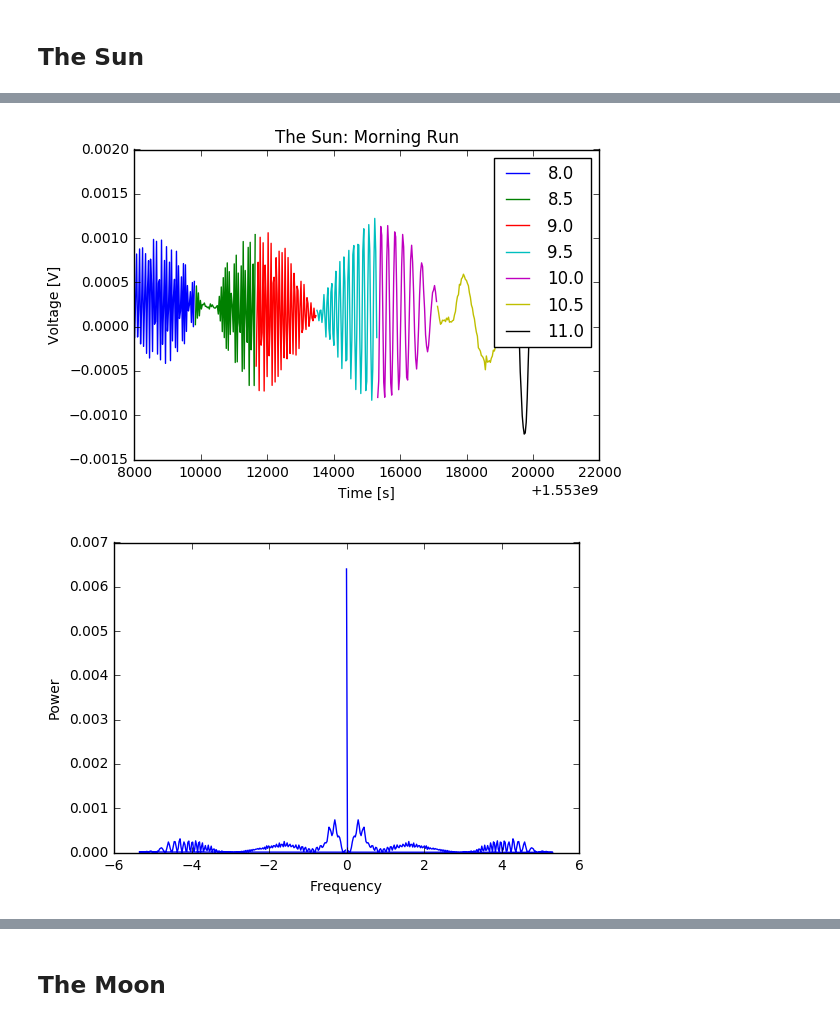
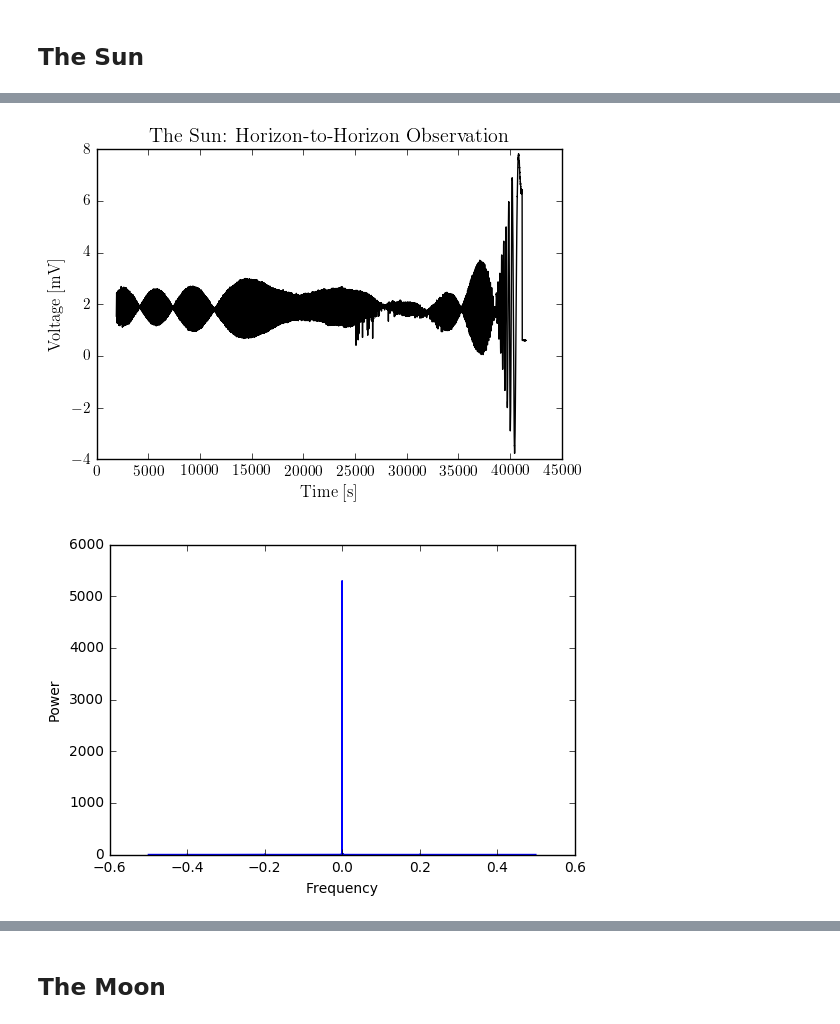
Before and after one commit to gracefujii/my-stuff, a Jupyter notebook: Lab 3 - Analyzing Data.ipynb, the cells around one changed output, grey strips where cells are left out. Drawn from its saved outputs; the diff is of its cells as text; code cells hidden in the pictures.

```diff
--- a/Lab 3 - Analyzing Data.ipynb
+++ b/Lab 3 - Analyzing Data.ipynb
@@ -21,0 +13,3 @@ def PS(x, divisor):
+# %%
+plt.rc('font',**{'family':'serif','serif':['cmr10'], 'size':12})
+plt.rc('text', usetex=True)
@@ -28,7 +51,13 @@ sun_volts = sun['volts']
+# %%
+sun3 = np.load('sun_mar29.npz')
+sun3_times = sun3['unitimes']
+sun3_volts = sun3['volts']
 # %%
-plt.plot(sun_times, sun_volts, '-')
-plt.xlabel('Time [s]')
-plt.ylabel('Voltage [V]')
-plt.title('The Sun: Short Pass')
+for i in range(len(sun3_times)):
+    plt.plot(sun3_times[i], sun3_volts[i])
+    plt.xlabel('Unix Time [s]')
+    plt.ylabel('Voltage [V]')
+    plt.title('The Sun: Horizon-to-Horizon Observation')
+
 plt.show()
 # %% [output]
@@ -48,23 +65,23 @@ sun2_volts = sun2['volts']
 # %%
-for i in range(len(sun2_times)):
-    plt.plot(sun2_times[i], sun2_volts[i], label=i*0.5+8)
+for i in range(len(sun3_times)):
+    plt.plot(sun3_times[i]-1.55387e9, sun3_volts[i]*1000, 'k')
     plt.xlabel('Time [s]')
-    plt.ylabel('Voltage [V]')
-    plt.title('The Sun: Morning Run')
+    plt.ylabel('Voltage [mV]')
+    plt.title('The Sun: Horizon-to-Horizon Observation')
 
-plt.legend()
+plt.tick_params(axis='both', which='major', labelsize=11)
 plt.show()
 # %% [output]
-[figure, old version]
+[figure, new version]
 # %%
-sun2_flat = list(chain.from_iterable(sun2_volts))
+sun3_flat_volts = np.array(list(chain.from_iterable(sun3_volts)))
+sun3_flat_times = np.array(list(chain.from_iterable(sun3_times)))
 
-voltage = np.fft.fft(sun2_flat)
-power = np.abs(voltage)**2
-freq = np.fft.fftfreq(len(sun2_flat), 1/10.7)
+
+freq, power = PS(sun3_flat_volts, sun3_flat_times)
 plt.plot(freq, power)
 plt.xlabel("Frequency")
 plt.ylabel("Power")
 plt.show()
 # %% [output]
-[figure, old version]
+[figure, new version]
```
Also changed, not shown: parts of 72 cells of this notebook, 1 other file.
